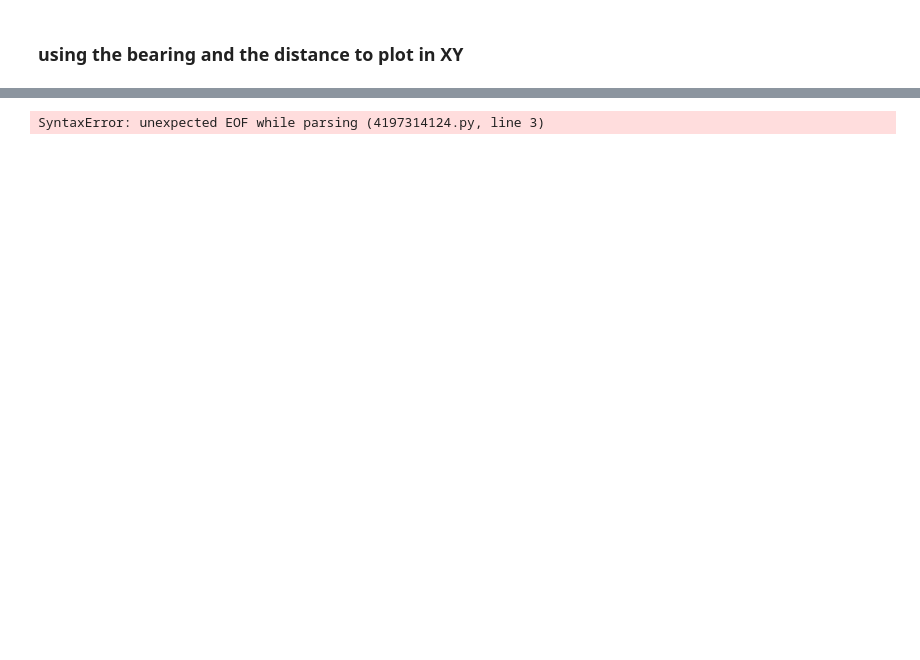
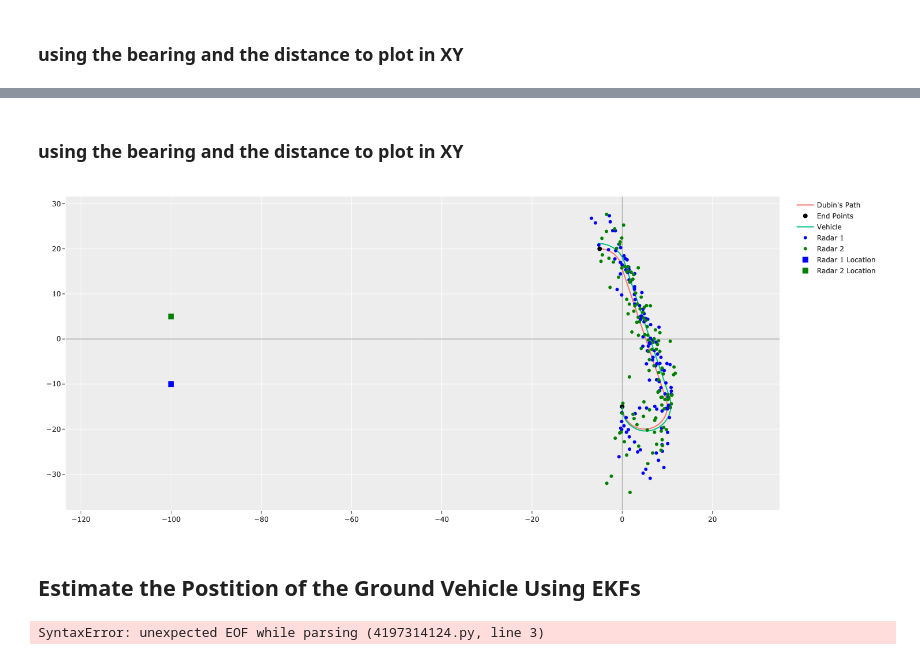
Before and after one commit to mschrader15/AEM591-Projects, a Jupyter notebook: project-4/proj_4.ipynb, the cells around one changed output, grey strips where cells are left out. Cells and saved outputs as stored; diff of their text form; code cells hidden in the pictures; blank space fills up the shorter version.

```diff
--- a/project-4/proj_4.ipynb
+++ b/project-4/proj_4.ipynb
@@ -311,3 +430,53 @@ array([-0.06699084, -0.50691282,  0.01293918])
+# %% [markdown]
+### using the bearing and the distance to plot in XY
+# %%
+x_y_1 = [(radar_1.x + np.cos(b[0] / rad_to_deg) * b[3], radar_1.y + np.sin(b[0] / rad_to_deg) * b[3], b[2]) for b in bearing]
+x_y_2 = [(radar_2.x + np.cos(b[1] / rad_to_deg) * b[4], radar_2.y + np.sin(b[1] / rad_to_deg) * b[4], b[2]) for b in bearing]
+# %%
+fig = plot_dubin(["Dubin's Path", "lines", configurations],
+           ["Vehicle", "lines", vehicles_path],
+           ["Radar 1", "markers", x_y_1],
+           ["Radar 2", "markers", x_y_2])
+
+fig.data[3].line.color = "blue"
+fig.data[4].line.color = "green"
+
+fig.add_trace(
+    go.Scatter(
+        x=[radar_1.x],
+        y=[radar_1.y],
+        name='Radar 1 Location',
+        mode="markers",
+        marker_size=10,
+        marker_color="blue",
+        marker_symbol="square"
+    )
+)
+
+fig.add_trace(
+    go.Scatter(
+        x=[radar_2.x],
+        y=[radar_2.y],
+        name='Radar 2 Location',
+        mode="markers",
+        marker_size=10,
+        marker_color="green",
+        marker_symbol="square"
+    )
+)
+
+
+fig.update_layout(
+    xaxis_range=None,
+    yaxis_range=None
+)
+
+
+fig.show()
+# %% [output]
+[figure, added]
+# %% [markdown]
+## Estimate the Postition of the Ground Vehicle Using EKFs
 # %%
 class EKF:
 
```
Also changed, not shown: parts of 17 cells of this notebook, 3 other files.
